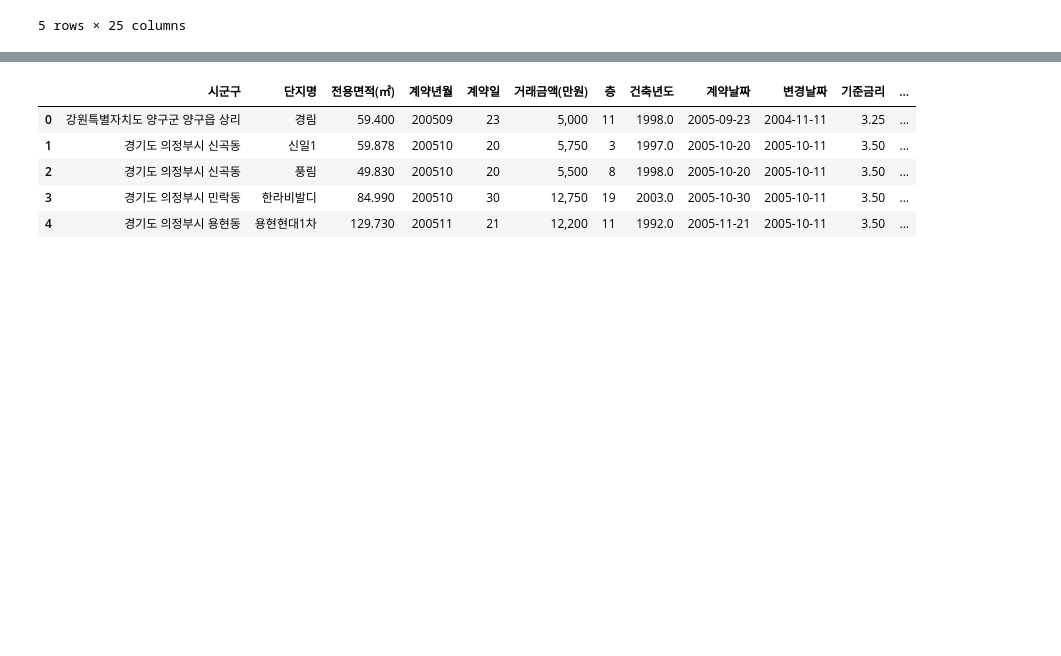
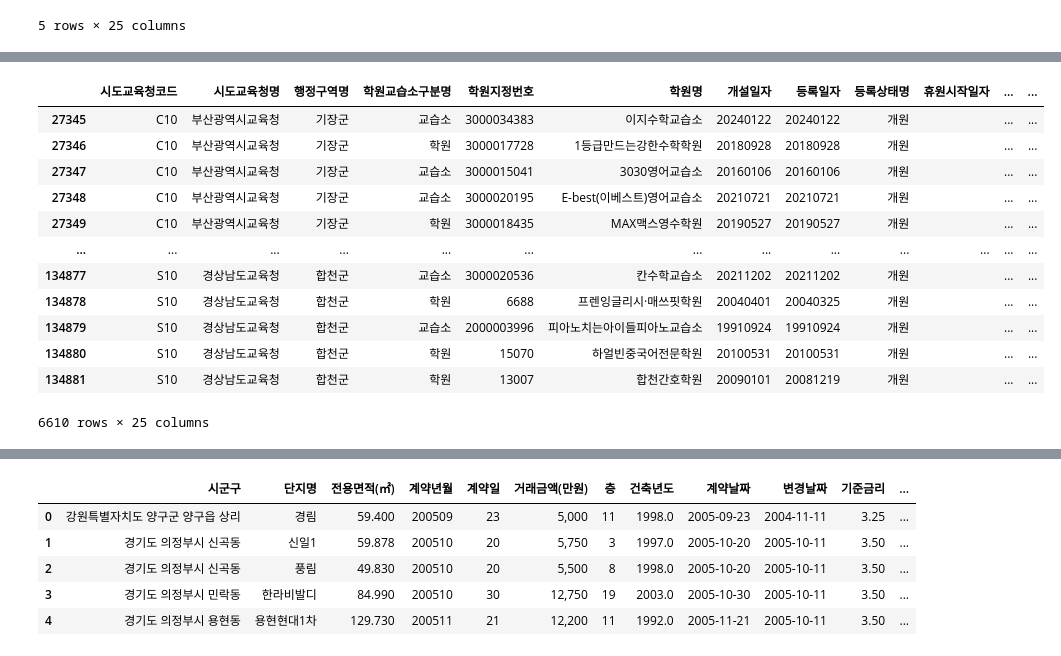
Before and after one commit to namolee/fintech_service, a Jupyter notebook: 대용량_파일처리.ipynb, the cells around one changed output, grey strips where cells are left out. Cells and saved outputs as stored; diff of their text form; code cells hidden in the pictures; blank space fills up the shorter version.

```diff
--- a/대용량_파일처리.ipynb
+++ b/대용량_파일처리.ipynb
@@ -427,0 +409,19 @@ print(apt_data[['시군구', '학원수', '시도교육청명']].head())
+# %%
+non_gu_si_rows = academy_data[academy_data['행정구역명'].notna() &
+                              ~academy_data['행정구역명'].astype(str).str.endswith(('구', '시'))]
+# %%
+non_gu_si_rows
+# %% [output]
+|  | 시도교육청코드 | 시도교육청명 | 행정구역명 | 학원교습소구분명 | 학원지정번호 | 학원명 | 개설일자 | 등록일자 | 등록상태명 | 휴원시작일자 | ... | ... |
+| 27345 | C10 | 부산광역시교육청 | 기장군 | 교습소 | 3000034383 | 이지수학교습소 | 20240122 | 20240122 | 개원 |  | ... | ... |
+| 27346 | C10 | 부산광역시교육청 | 기장군 | 학원 | 3000017728 | 1등급만드는강한수학학원 | 20180928 | 20180928 | 개원 |  | ... | ... |
+| 27347 | C10 | 부산광역시교육청 | 기장군 | 교습소 | 3000015041 | 3030영어교습소 | 20160106 | 20160106 | 개원 |  | ... | ... |
+| 27348 | C10 | 부산광역시교육청 | 기장군 | 교습소 | 3000020195 | E-best(이베스트)영어교습소 | 20210721 | 20210721 | 개원 |  | ... | ... |
+| 27349 | C10 | 부산광역시교육청 | 기장군 | 학원 | 3000018435 | MAX맥스영수학원 | 20190527 | 20190527 | 개원 |  | ... | ... |
+| ... | ... | ... | ... | ... | ... | ... | ... | ... | ... | ... | ... | ... |
+| 134877 | S10 | 경상남도교육청 | 합천군 | 교습소 | 3000020536 | 칸수학교습소 | 20211202 | 20211202 | 개원 |  | ... | ... |
+| 134878 | S10 | 경상남도교육청 | 합천군 | 학원 | 6688 | 프렌잉글리시·매쓰핏학원 | 20040401 | 20040325 | 개원 |  | ... | ... |
+| 134879 | S10 | 경상남도교육청 | 합천군 | 교습소 | 2000003996 | 피아노치는아이들피아노교습소 | 19910924 | 19910924 | 개원 |  | ... | ... |
+| 134880 | S10 | 경상남도교육청 | 합천군 | 학원 | 15070 | 하얼빈중국어전문학원 | 20100531 | 20100531 | 개원 |  | ... | ... |
+| 134881 | S10 | 경상남도교육청 | 합천군 | 학원 | 13007 | 합천간호학원 | 20090101 | 20081219 | 개원 |  | ... | ... |
+6610 rows × 25 columns
```
Also changed, not shown: parts of 38 cells of this notebook, 1 other file.
